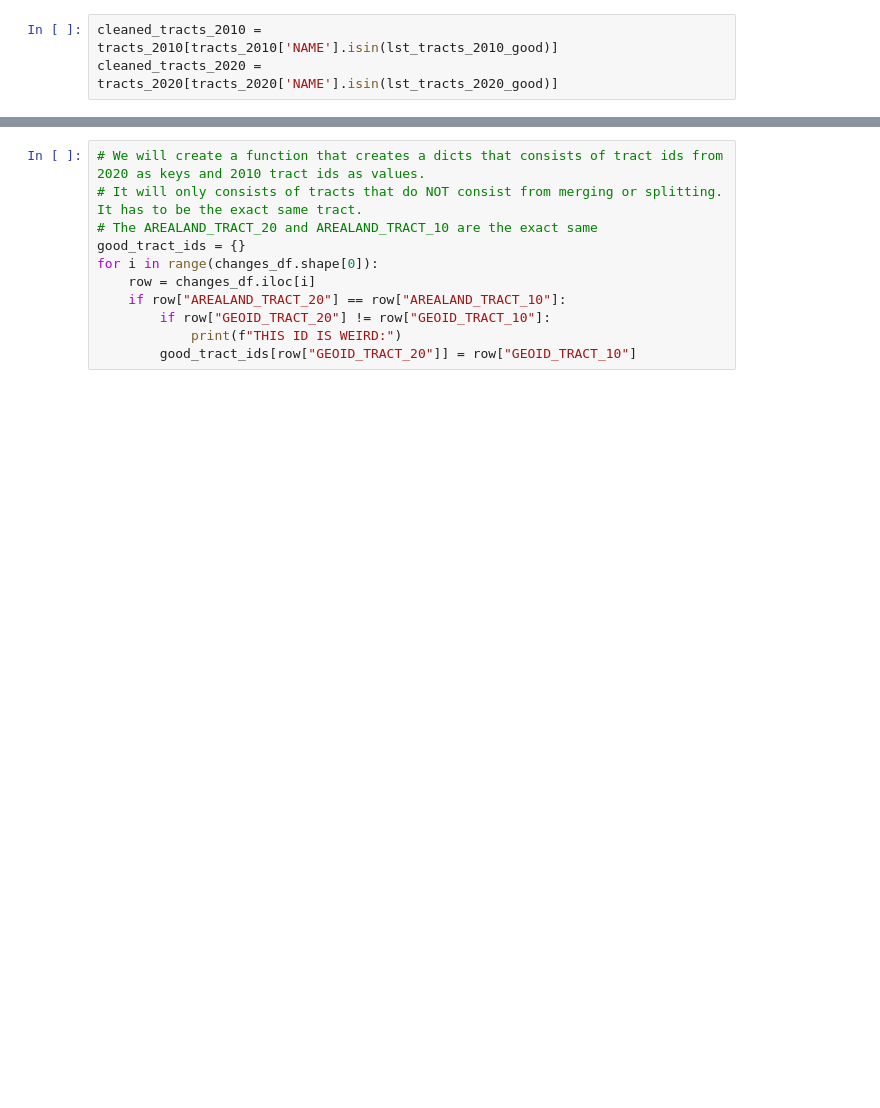
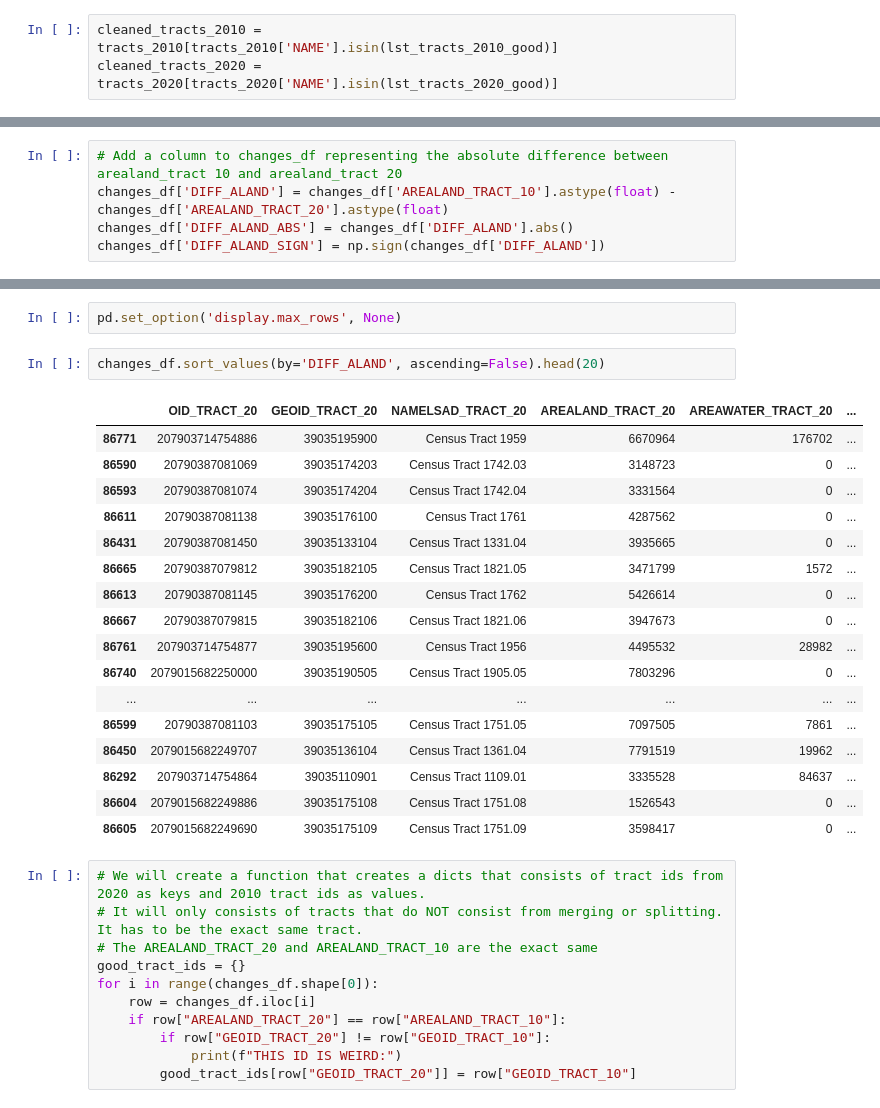
Before and after one commit to Neniflight/crime_forecast_in_cleveland, a Jupyter notebook: 2010_to_2020_tracts.ipynb, the cells around one changed output, grey strips where cells are left out. Saved outputs shown, nothing was run; the diff lists cells and outputs as text; blank space fills up the shorter version.

```diff
--- a/2010_to_2020_tracts.ipynb
+++ b/2010_to_2020_tracts.ipynb
@@ -101,0 +253,5 @@ changes_df.head()
+# %%
+# Add a column to changes_df representing the absolute difference between arealand_tract 10 and arealand_tract 20
+changes_df['DIFF_ALAND'] = changes_df['AREALAND_TRACT_10'].astype(float) - changes_df['AREALAND_TRACT_20'].astype(float)
+changes_df['DIFF_ALAND_ABS'] = changes_df['DIFF_ALAND'].abs()
+changes_df['DIFF_ALAND_SIGN'] = np.sign(changes_df['DIFF_ALAND'])
@@ -102,3 +279,25 @@ changes_df.head()
+# %%
+pd.set_option('display.max_rows', None)
+# %%
+changes_df.sort_values(by='DIFF_ALAND', ascending=False).head(20)
+# %% [output]
+|  | OID_TRACT_20 | GEOID_TRACT_20 | NAMELSAD_TRACT_20 | AREALAND_TRACT_20 | AREAWATER_TRACT_20 | ... |
+| 86771 | 207903714754886 | 39035195900 | Census Tract 1959 | 6670964 | 176702 | ... |
+| 86590 | 20790387081069 | 39035174203 | Census Tract 1742.03 | 3148723 | 0 | ... |
+| 86593 | 20790387081074 | 39035174204 | Census Tract 1742.04 | 3331564 | 0 | ... |
+| 86611 | 20790387081138 | 39035176100 | Census Tract 1761 | 4287562 | 0 | ... |
+| 86431 | 20790387081450 | 39035133104 | Census Tract 1331.04 | 3935665 | 0 | ... |
+| 86665 | 20790387079812 | 39035182105 | Census Tract 1821.05 | 3471799 | 1572 | ... |
+| 86613 | 20790387081145 | 39035176200 | Census Tract 1762 | 5426614 | 0 | ... |
+| 86667 | 20790387079815 | 39035182106 | Census Tract 1821.06 | 3947673 | 0 | ... |
+| 86761 | 207903714754877 | 39035195600 | Census Tract 1956 | 4495532 | 28982 | ... |
+| 86740 | 2079015682250000 | 39035190505 | Census Tract 1905.05 | 7803296 | 0 | ... |
+| ... | ... | ... | ... | ... | ... | ... |
+| 86599 | 20790387081103 | 39035175105 | Census Tract 1751.05 | 7097505 | 7861 | ... |
+| 86450 | 2079015682249707 | 39035136104 | Census Tract 1361.04 | 7791519 | 19962 | ... |
+| 86292 | 207903714754864 | 39035110901 | Census Tract 1109.01 | 3335528 | 84637 | ... |
+| 86604 | 2079015682249886 | 39035175108 | Census Tract 1751.08 | 1526543 | 0 | ... |
+| 86605 | 2079015682249690 | 39035175109 | Census Tract 1751.09 | 3598417 | 0 | ... |
 # %%
 # We will create a function that creates a dicts that consists of tract ids from 2020 as keys and 2010 tract ids as values.
 # It will only consists of tracts that do NOT consist from merging or splitting. It has to be the exact same tract.
```
Also changed, not shown: parts of 29 cells of this notebook, 5 other files.
